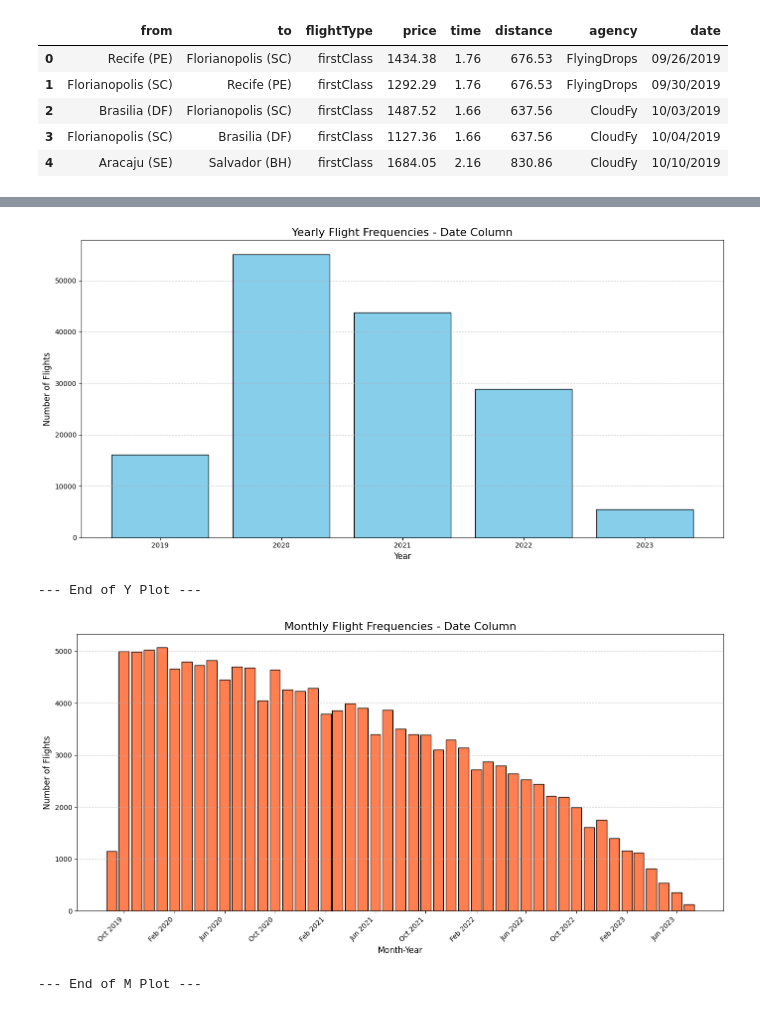
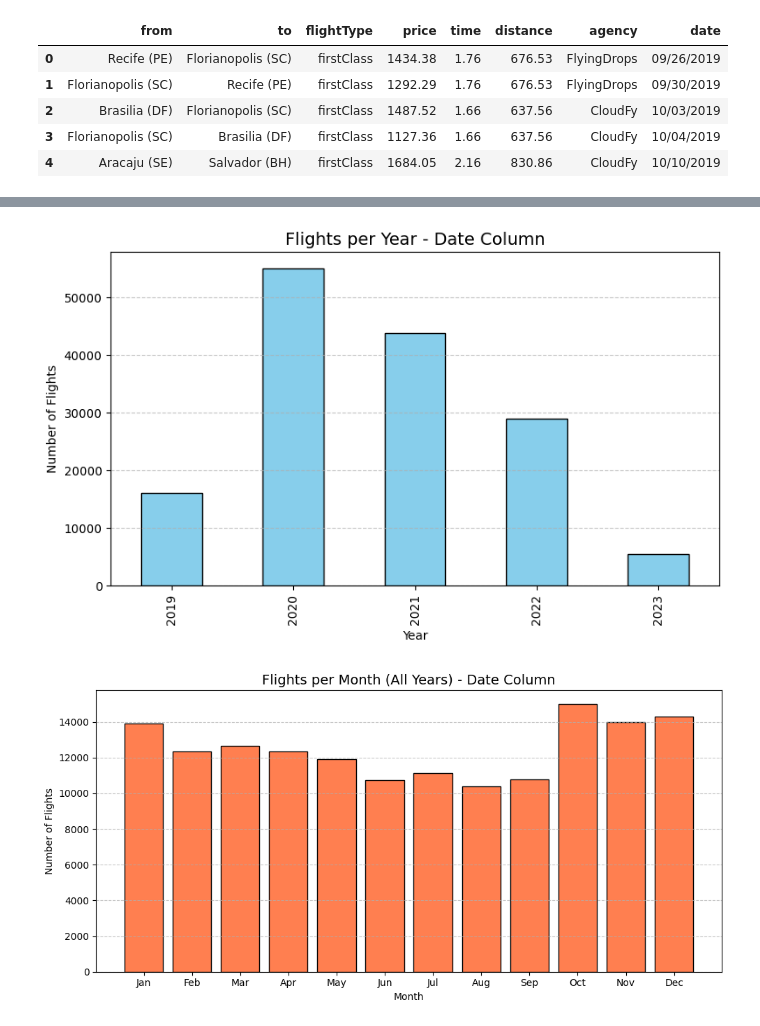
Before and after one commit to dakshvanshaj/flights-price-prediction-mlops, a Jupyter notebook: Notebooks/flights_eda.ipynb, the cells around one changed output, grey strips where cells are left out. Saved outputs shown, nothing was run; the diff lists cells and outputs as text; code cells hidden in the pictures.

Commit message:
Updated flights EDA

```diff
--- a/Notebooks/flights_eda.ipynb
+++ b/Notebooks/flights_eda.ipynb
@@ -183,0 +251,3 @@ flights.head()
+# %%
+flights = optimize_dtypes(flights)
+flights.info()
@@ -183,0 +273,3 @@ flights.head()
+# %%
+flights["year"] = flights["year"].astype("category")
+flights.info()
@@ -255,0 +374,5 @@ Name: count, dtype: int64
+# %%
+# check datatypes for new columns and optimize them
+# flights.info()
+flights = optimize_dtypes(flights)
+flights.info()
@@ -297,8 +438,6 @@ Name: count, dtype: int64
 # %%
-plot_date_frequency_bar(flights["date"], freq="Y")
-plot_date_frequency_bar(flights["date"], freq="M")
+plot_flights_per_year(flights["date"])
+plot_flights_per_month(flights["date"])
 # %% [output]
-[figure, old version]
+[figure, new version]
---- End of Y Plot ---
-[figure, old version]
+[figure, new version]
---- End of M Plot ---
```
Also changed, not shown: parts of 59 cells of this notebook.
